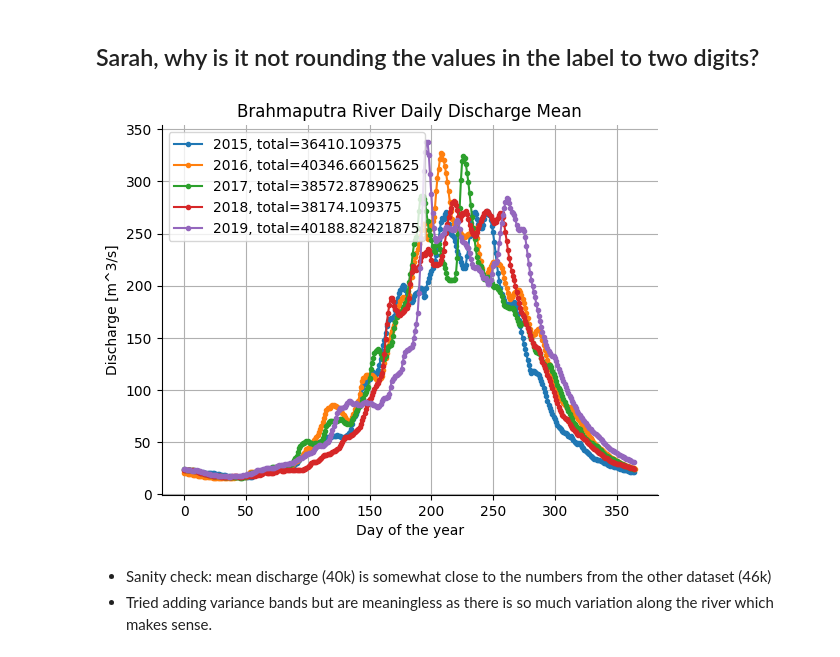
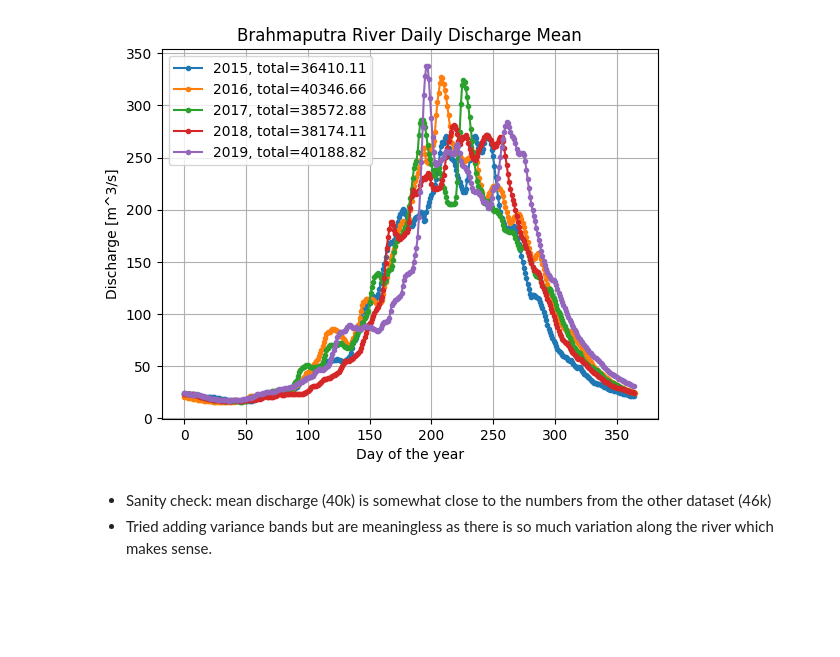
Before and after one commit to PaulNitschke/DS-Brahmaputra-River, a Jupyter notebook: notebooks/yearly_discharge.ipynb, the cells around one changed output. Drawn from its saved outputs; the diff is of its cells as text; code cells hidden in the pictures; blank space fills up the shorter version.

```diff
--- a/notebooks/yearly_discharge.ipynb
+++ b/notebooks/yearly_discharge.ipynb
@@ -31,40 +32,36 @@ data_2016[data_2016==1e20] = np.nan
 data_2017[data_2017==1e20] = np.nan
 data_2018[data_2018==1e20] = np.nan
 data_2019[data_2019==1e20] = np.nan
-# %% [markdown]
-## Sarah, why is it not rounding the values in the label to two digits?
 # %%
-import matplotlib.pyplot as plt
-
 lon_to_plot = 25
 lat_to_plot = 100
 
 mean_2015 = np.nanmean(data_2015, axis=(1,2))
 mean_2016 = np.nanmean(data_2016, axis=(1,2))
 mean_2017 = np.nanmean(data_2017, axis=(1,2))
 mean_2018 = np.nanmean(data_2018, axis=(1,2))
 mean_2019 = np.nanmean(data_2019, axis=(1,2))
 
 total_discharge_2015 = np.round(np.sum(np.nanmean(data_2015, axis=(1,2))), 2)
 total_discharge_2016 = np.sum(np.nanmean(data_2016, axis=(1,2)))
 total_discharge_2017 = np.sum(np.nanmean(data_2017, axis=(1,2)))
 total_discharge_2018 = np.sum(np.nanmean(data_2018, axis=(1,2)))
 total_discharge_2019 = np.sum(np.nanmean(data_2019, axis=(1,2)))
 
-plt.plot(mean_2015,".-", label=f'2015, total={float(total_discharge_2015):2f}')
-plt.plot(mean_2016,".-", label=f'2016, total={total_discharge_2016.round(2)}')
-plt.plot(mean_2017,".-", label=f'2017, total={total_discharge_2017}')
-plt.plot(mean_2018,".-", label=f'2018, total={total_discharge_2018}')
-plt.plot(mean_2019,".-", label=f'2019, total={total_discharge_2019}')
+plt.plot(mean_2015,".-", label=f'2015, total={total_discharge_2015:.2f}')
+plt.plot(mean_2016,".-", label=f'2016, total={total_discharge_2016:.2f}')
+plt.plot(mean_2017,".-", label=f'2017, total={total_discharge_2017:.2f}')
+plt.plot(mean_2018,".-", label=f'2018, total={total_discharge_2018:.2f}')
+plt.plot(mean_2019,".-", label=f'2019, total={total_discharge_2019:.2f}')
 
 plt.xlabel('Day of the year')
 plt.ylabel('Discharge [m^3/s]')
 plt.title(f'Brahmaputra River Daily Discharge Mean')
 plt.legend()
 plt.grid()
 plt.show()
 # %% [output]
-[figure, old version]
+[figure, new version]
 # %% [markdown]
 - Sanity check: mean discharge (40k) is somewhat close to the numbers from the other dataset (46k)
 - Tried adding variance bands but are meaningless as there is so much variation along the river which makes sense.
```
Also changed, not shown: parts of 5 cells of this notebook.
